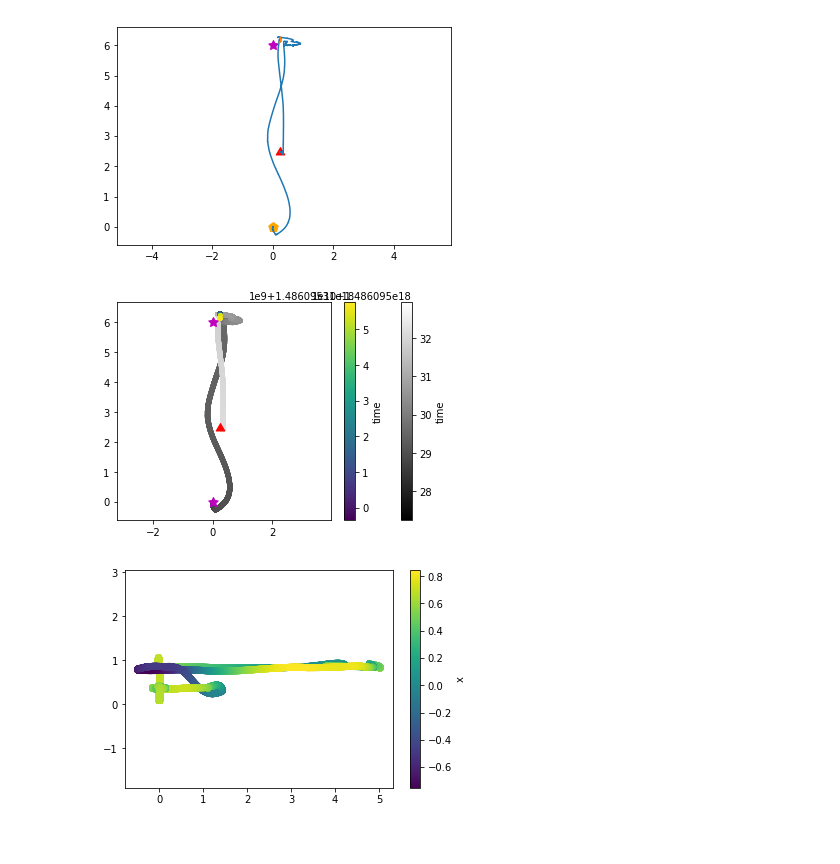
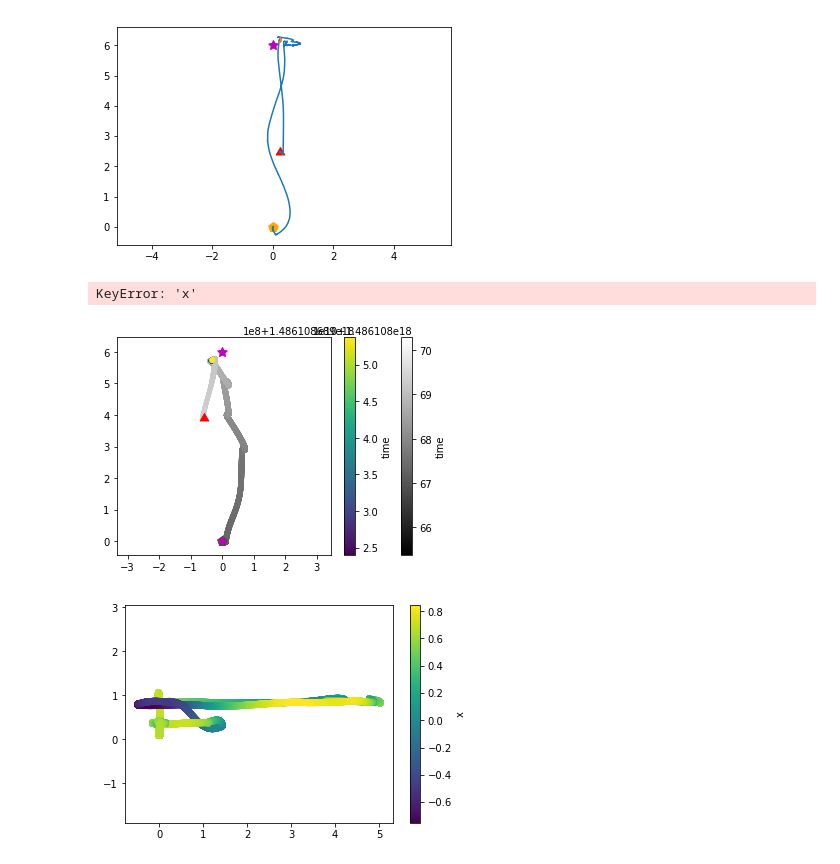
Before and after one commit to ahermassi/spirit, a Jupyter notebook: analysis/Analysis.ipynb, the cells around one changed output. Drawn from its saved outputs; the diff is of its cells as text; code cells hidden in the pictures.

```diff
--- a/analysis/Analysis.ipynb
+++ b/analysis/Analysis.ipynb
@@ -329,16 +329,18 @@ plot_targets(df, x="xn", y="yn", target_coords=[Coords(0, -6)])
 plot_xy_conditional(df, df.arrived == 1, x="xn", y="yn", line=True)
 # %% [output]
 [figure]
+# %%
+plot_xy(df)
+# %% [output]
+KeyError: 'x'
 # %%
-df = load_bag("bagfiles/experiment-1_user-05_run-02.bag", include=TOPICS_SUMMARIZED)
-rename_coludf = load_bag("bagfiles/experiment-1_user-05_run-02.bag", include=TOPICS_SUMMARIZED)
+df = load_bag("bagfiles/experiment-0_user-05_run-02.bag", include=TOPICS_SUMMARIZED)
 rename_columns(df)
-normalize_columns(df)mns(df)
 normalize_columns(df)
 plot_xy_conditional(df, df.arrived == 1, x="xn", y="yn", s="z")
 plot_targets(df, x="xn", y="yn", target_coords=[Coords(0, 0), Coords(0, -6)])
 # %% [output]
-[figure, old version]
+[figure, new version]
 # %%
 plot_xy(df, x="yn", y="z", invert_y=False, c="x")
 # %% [output]
```
Also changed, not shown: 6 other files.
